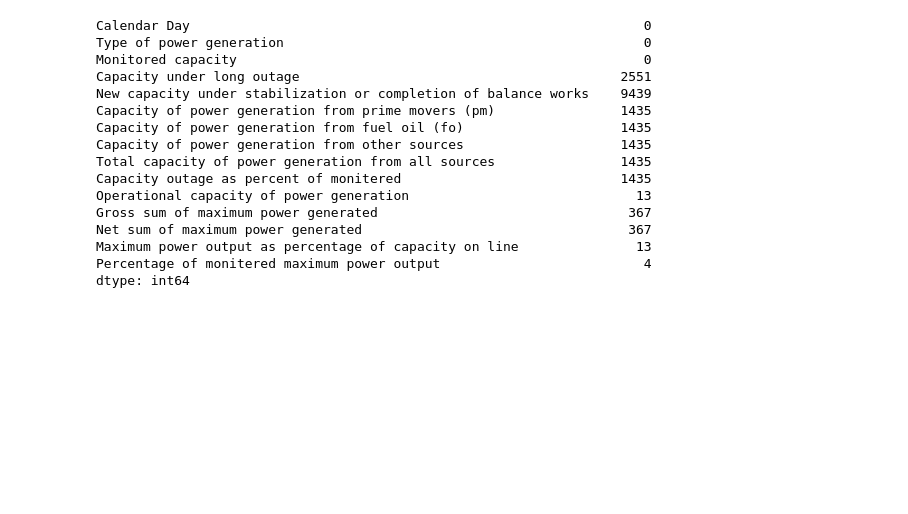
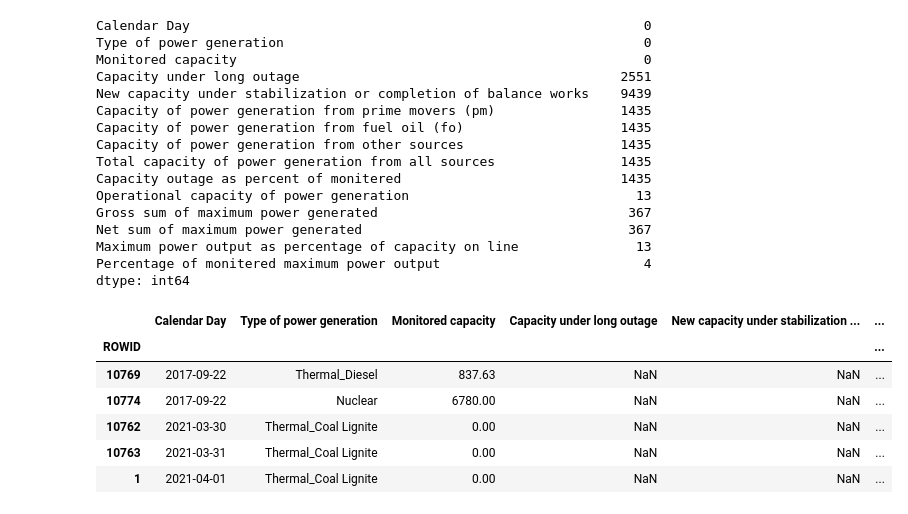
Before and after one commit to paritosh-101/smart_city_project2, a Jupyter notebook: scratch.ipynb, the cells around one changed output. Drawn from its saved outputs; the diff is of its cells as text; code cells hidden in the pictures; blank space fills up the shorter version.

```diff
--- a/scratch.ipynb
+++ b/scratch.ipynb
@@ -104,3 +104,14 @@ Net sum of maximum power generated                                  367
 Maximum power output as percentage of capacity on line               13
 Percentage of monitered maximum power output                          4
 dtype: int64
+# %%
+# display one row where the column Net sum of maximum power generated has a missing value
+df[df['Net sum of maximum power generated'].isnull()].head()
+# %% [output]
+|  | Calendar Day | Type of power generation | Monitored capacity | Capacity under long outage | New capacity under stabilization ... | ... |
+| ROWID |  |  |  |  |  | ... |
+| 10769 | 2017-09-22 | Thermal_Diesel | 837.63 | NaN | NaN | ... |
+| 10774 | 2017-09-22 | Nuclear | 6780.00 | NaN | NaN | ... |
+| 10762 | 2021-03-30 | Thermal_Coal Lignite | 0.00 | NaN | NaN | ... |
+| 10763 | 2021-03-31 | Thermal_Coal Lignite | 0.00 | NaN | NaN | ... |
+| 1 | 2021-04-01 | Thermal_Coal Lignite | 0.00 | NaN | NaN | ... |
```
Also changed, not shown: parts of 1 cell of this notebook, 1 other file.
